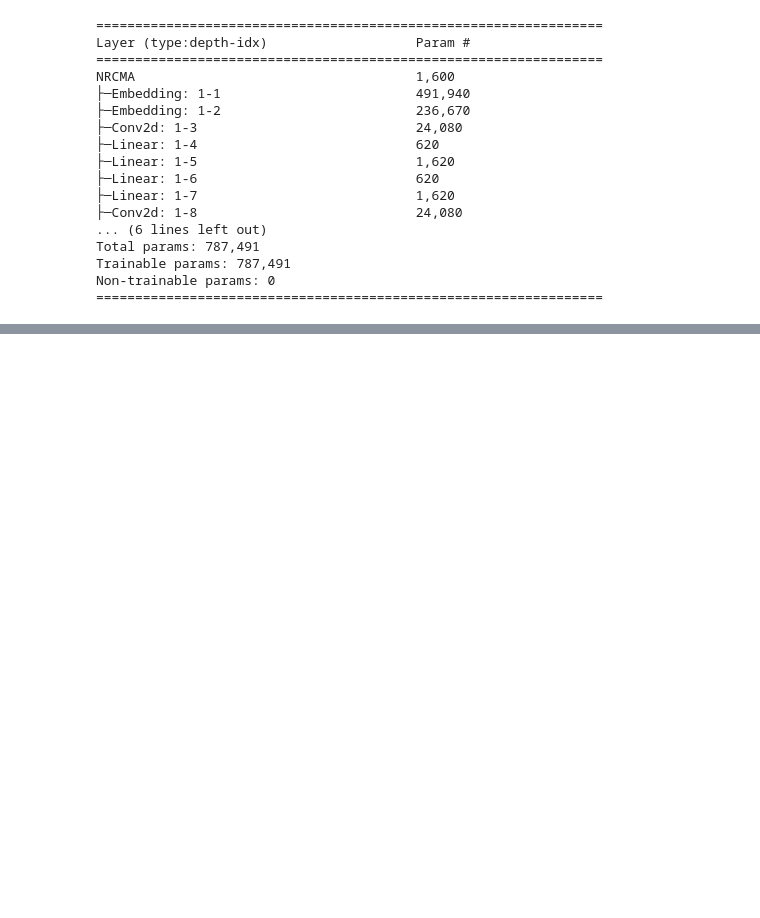
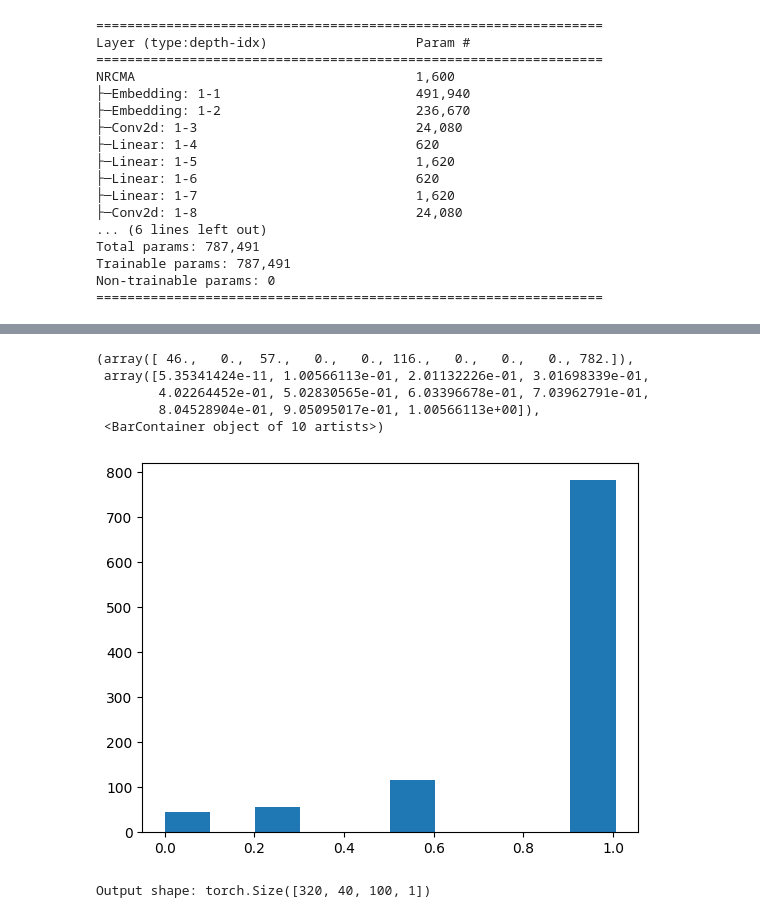
Before and after one commit to vivek-rd/deep-rec-sys-amazon-reviews, a Jupyter notebook: modeling/NRCMA.ipynb, the cells around one changed output, grey strips where cells are left out. Saved outputs shown, nothing was run; the diff lists cells and outputs as text; code cells hidden in the pictures; blank space fills up the shorter version.

```diff
--- a/modeling/NRCMA.ipynb
+++ b/modeling/NRCMA.ipynb
@@ -291,0 +344,9 @@ torch.Size([1, 10]) torch.Size([10, 80, 1])
+# %%
+plt.hist(total_loss)
+# %% [output]
+(array([ 46.,   0.,  57.,   0.,   0., 116.,   0.,   0.,   0., 782.]),
+ array([5.35341424e-11, 1.00566113e-01, 2.01132226e-01, 3.01698339e-01,
+        4.02264452e-01, 5.02830565e-01, 6.03396678e-01, 7.03962791e-01,
+        8.04528904e-01, 9.05095017e-01, 1.00566113e+00]),
+ <BarContainer object of 10 artists>)
+[figure, added]
@@ -291,0 +359,22 @@ torch.Size([1, 10]) torch.Size([10, 80, 1])
+# %%
+import torch
+import torch.nn as nn
+
+# Original input shape: [batch_size, num_reviews, channel, review_length, word_embed_dim]
+test_input = torch.randn(32, 10, 1, 100, 300)
+
+# Reshape input to merge batch_size and num_reviews dimensions.
+# New shape: [32*10, 1, 100, 300]
+batch_size, num_reviews, channel, review_length, word_embed_dim = test_input.shape
+test_input_reshaped = test_input.view(batch_size * num_reviews, channel, review_length, word_embed_dim)
+
+# Define the convolutional layer.
+# Here, the kernel size (1, 300) is designed to span the entire word embedding dimension.
+cnn_layer = nn.Conv2d(in_channels=1, out_channels=40, kernel_size=(1, 300), padding=0, bias=True)
+
+# Apply the convolution.
+output = cnn_layer(test_input_reshaped)
+
+print("Output shape:", output.shape)
+# %% [output]
+Output shape: torch.Size([320, 40, 100, 1])
```
Also changed, not shown: parts of 14 cells of this notebook.
